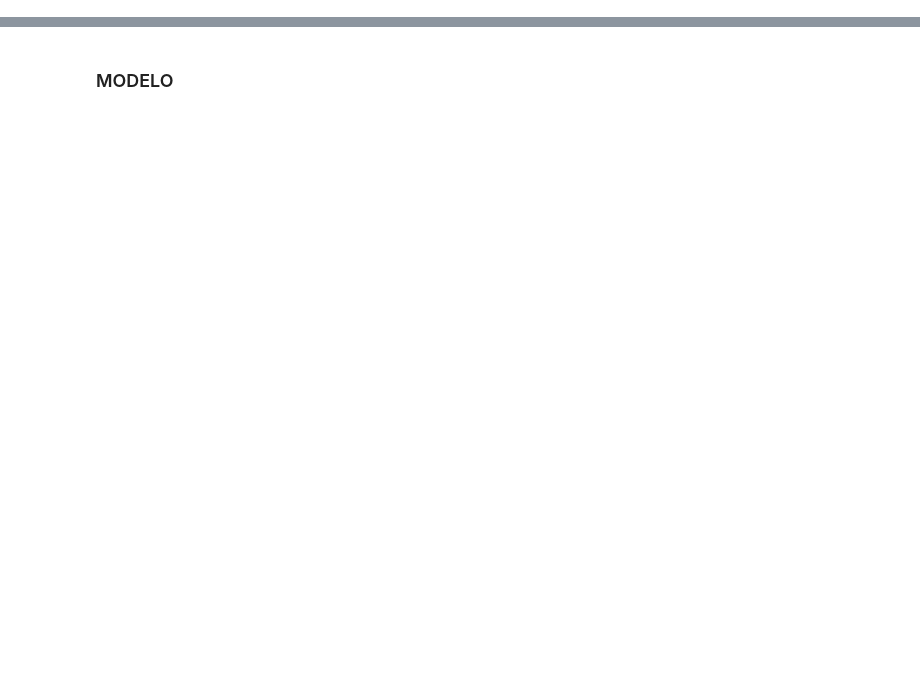
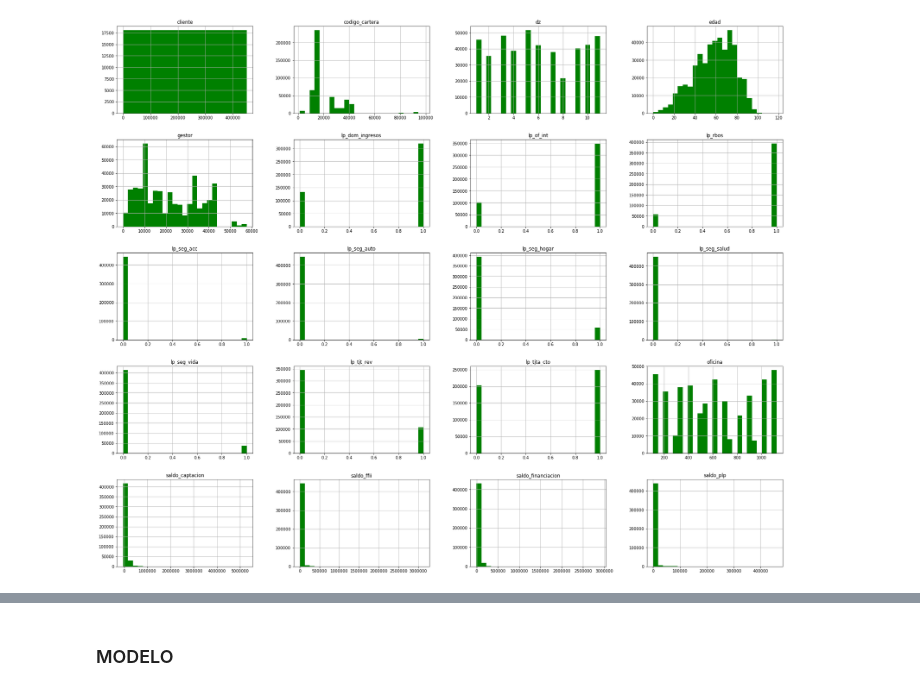
Before and after one commit to romayana/Financial-Product-Sales-Forecast-Model, a Jupyter notebook: Python Codes/1er Modelo Clasificacion Logistic Regression.ipynb, the cells around one changed output, grey strips where cells are left out. Saved outputs shown, nothing was run; the diff lists cells and outputs as text; code cells hidden in the pictures; blank space fills up the shorter version.

```diff
--- a/Python Codes/1er Modelo Clasificacion Logistic Regression.ipynb
+++ b/Python Codes/1er Modelo Clasificacion Logistic Regression.ipynb
@@ -92,0 +84,6 @@ y= df['lp_seg_hogar']
+# %%
+# Visualizamos todas las columnas numericas o categorias.  No se incluyen las columnas de tipo objeto.
+df.hist(figsize=(30,25), color = 'g', bins = 25)
+plt.show()
+# %% [output]
+[figure, added]
```
Also changed, not shown: parts of 51 cells of this notebook.
